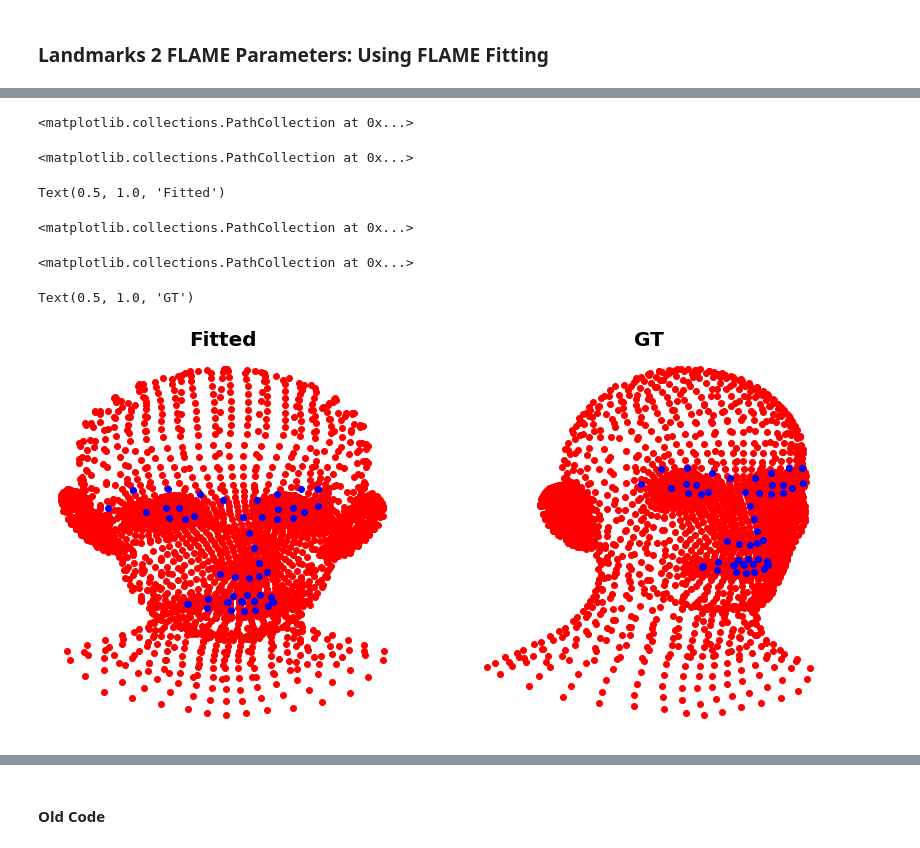
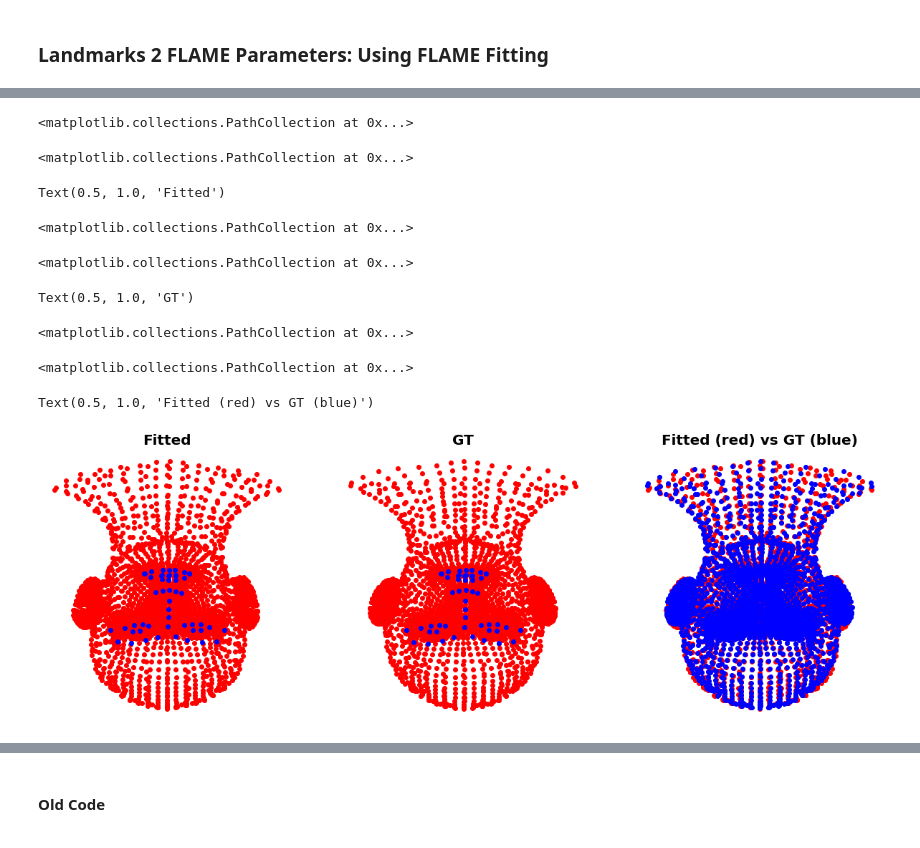
Before and after one commit to david1309/SynergyNet_bonseyes, a Jupyter notebook: scratchpad.ipynb, the cells around one changed output, grey strips where cells are left out. Saved outputs shown, nothing was run; the diff lists cells and outputs as text; code cells hidden in the pictures.

Commit message:
Vertices to Mesh code for optimizing parameters

```diff
--- a/scratchpad.ipynb
+++ b/scratchpad.ipynb
@@ -188,25 +238,26 @@ sys.path.append("./flame_utils/flame_fitting_bonseyes")
 from flame_utils.flame_fitting_bonseyes.fit_lmk3d import fit_flame_to_lms
 from flame_utils.flame_fitting_bonseyes.fit_scan import fit_flame_to_scan
 
-# lms_for_fit = lms_sample
-# lmk_unit = "m"
+# lms_for_fit = lms_crop[17:].copy()
+# lmk_unit = "na"
+# vert_for_fit = vertices_crop.copy()
+# scan_from_vert = True
 
-lms_for_fit = lms_crop[17:].copy()
+lms_for_fit = lms[17:].copy()
 lmk_unit = "na"
-vert_for_fit = vertices_crop.copy()
+vert_for_fit = vertices.copy()
+scan_from_vert=True
 
-# lms_for_fit = lms_proj[17:].copy()
-# lmk_unit = "na"
-# vert_for_fit = vertices_proj.copy()
-
-shape_num = 300  # 100
-expr_num = 100  # 50
-maxiter = 5000
+shape_num = 100  # 100
+expr_num = 50  # 50
+maxiter = 1000
 model_path = os.path.join(flame_base_path, "model/generic_model.pkl")
 lmk_emb_path = os.path.join(flame_base_path, "model/flame_static_embedding.pkl")
 
-mesh_v, mesh_f, params, scale_factor = fit_flame_to_lms(
+mesh_v, mesh_f, params, scale_factor = fit_flame_to_scan(
+                            vert_for_fit,
                             lms_for_fit,
+                            scan_from_vert=scan_from_vert,
                             lmk_unit=lmk_unit,
                             shape_num=shape_num,
                             expr_num=expr_num,
@@ -214,17 +265,6 @@ mesh_v, mesh_f, params, scale_factor = fit_flame_to_lms(
                             model_path=model_path,
                             lmk_emb_path=lmk_emb_path,
                         )
-
-# mesh_v, mesh_f, params, scale_factor = fit_flame_to_scan(
-#                             vert_for_fit,
-#                             lms_for_fit,
-#                             lmk_unit=lmk_unit,
-#                             shape_num=shape_num,
-#                             expr_num=expr_num,
-#                             maxiter=maxiter,
-#                             model_path=model_path,
-#                             lmk_emb_path=lmk_emb_path,
-#                         )
 
 # Post procesing
 trans, pose = params["trans"], params["pose"]
@@ -262,24 +313,31 @@ Vertices Error:
 # %%
 fig_s = 7
-n_rows, n_cols = 1, 2
+n_rows, n_cols = 1, 3
 fit, ax = plt.subplots(n_rows, n_cols, figsize=(fig_s*n_cols, fig_s))
 _ = [a.set_axis_off() for a in ax]
 
 ax[0].scatter(mesh_v_scaled[:,0], -mesh_v_scaled[:,1], color="red")
 ax[0].scatter(lms_for_fit[:,0], -lms_for_fit[:,1], color="blue")
 ax[0].set_title("Fitted", fontdict={'fontsize': 20, 'fontweight': 'bold'})
 
 ax[1].scatter(vert_for_fit[:,0], -vert_for_fit[:,1], color="red")
 ax[1].scatter(lms_for_fit[:,0], -lms_for_fit[:,1], color="blue")
 ax[1].set_title("GT", fontdict={'fontsize': 20, 'fontweight': 'bold'})
+
+ax[-1].scatter(mesh_v_scaled[:,0], -mesh_v_scaled[:,1], color="red")
+ax[-1].scatter(vert_for_fit[:,0], -vert_for_fit[:,1], color="blue")
+ax[-1].set_title("Fitted (red) vs GT (blue)", fontdict={'fontsize': 20, 'fontweight': 'bold'})
 # %% [output]
 <matplotlib.collections.PathCollection at 0x...>
 <matplotlib.collections.PathCollection at 0x...>
 Text(0.5, 1.0, 'Fitted')
 <matplotlib.collections.PathCollection at 0x...>
 <matplotlib.collections.PathCollection at 0x...>
 Text(0.5, 1.0, 'GT')
+<matplotlib.collections.PathCollection at 0x...>
+<matplotlib.collections.PathCollection at 0x...>
+Text(0.5, 1.0, 'Fitted (red) vs GT (blue)')
-[figure, old version]
+[figure, new version]
 # %%
 # Plot
 img_plot = img_crop
```
Also changed, not shown: parts of 19 cells of this notebook, 2 other files.
